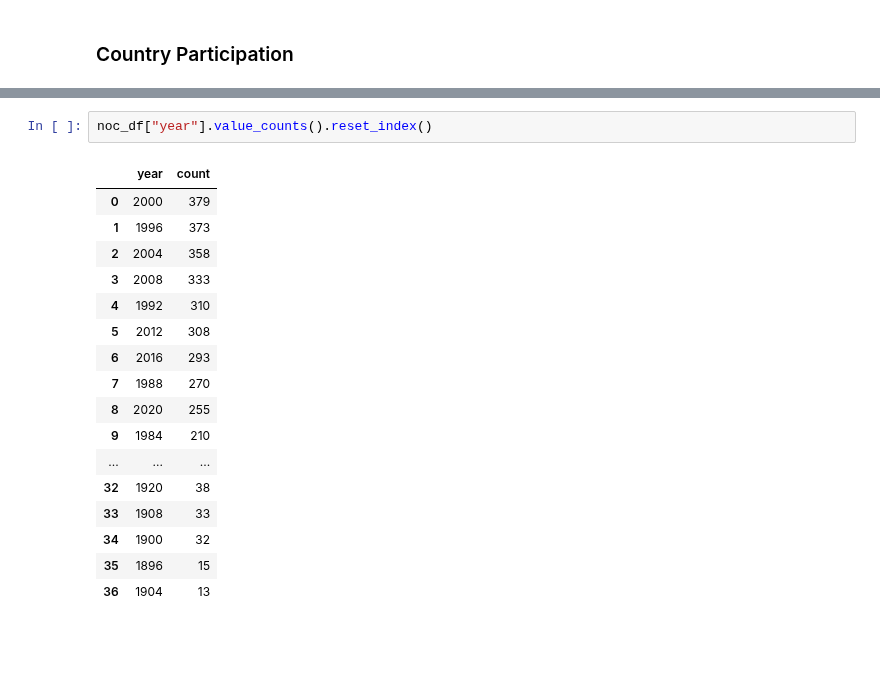
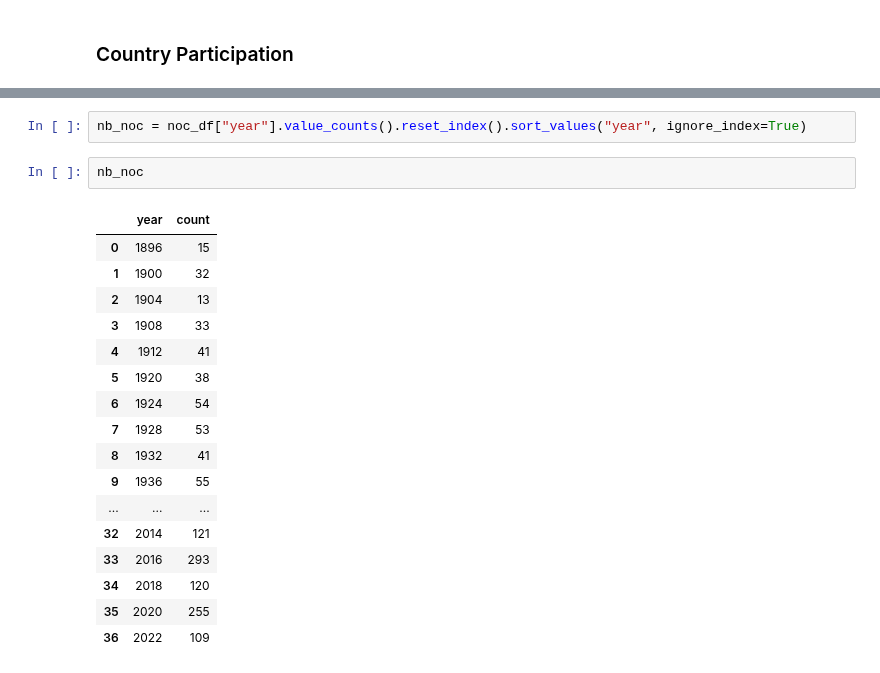
Before and after one commit to Maryam-Dollet/Webscraping_project, a Jupyter notebook: events_analysis.ipynb, the cells around one changed output, grey strips where cells are left out. Cells and saved outputs as stored; diff of their text form; blank space fills up the shorter version.

```diff
--- a/events_analysis.ipynb
+++ b/events_analysis.ipynb
@@ -187,21 +187,23 @@ noc_df
 5434 rows × 3 columns
 # %%
-noc_df["year"].value_counts().reset_index()
+nb_noc = noc_df["year"].value_counts().reset_index().sort_values("year", ignore_index=True)
-# %% [output]
-|  | year | count |
-| 0 | 2000 | 379 |
-| 1 | 1996 | 373 |
-| 2 | 2004 | 358 |
-| 3 | 2008 | 333 |
-| 4 | 1992 | 310 |
-| 5 | 2012 | 308 |
-| 6 | 2016 | 293 |
-| 7 | 1988 | 270 |
-| 8 | 2020 | 255 |
-| 9 | 1984 | 210 |
-| ... | ... | ... |
-| 32 | 1920 | 38 |
-| 33 | 1908 | 33 |
-| 34 | 1900 | 32 |
-| 35 | 1896 | 15 |
-| 36 | 1904 | 13 |
+# %%
+nb_noc
+# %% [output]
+|  | year | count |
+| 0 | 1896 | 15 |
+| 1 | 1900 | 32 |
+| 2 | 1904 | 13 |
+| 3 | 1908 | 33 |
+| 4 | 1912 | 41 |
+| 5 | 1920 | 38 |
+| 6 | 1924 | 54 |
+| 7 | 1928 | 53 |
+| 8 | 1932 | 41 |
+| 9 | 1936 | 55 |
+| ... | ... | ... |
+| 32 | 2014 | 121 |
+| 33 | 2016 | 293 |
+| 34 | 2018 | 120 |
+| 35 | 2020 | 255 |
+| 36 | 2022 | 109 |
```
Also changed, not shown: parts of 2 cells of this notebook, 1 other file.
